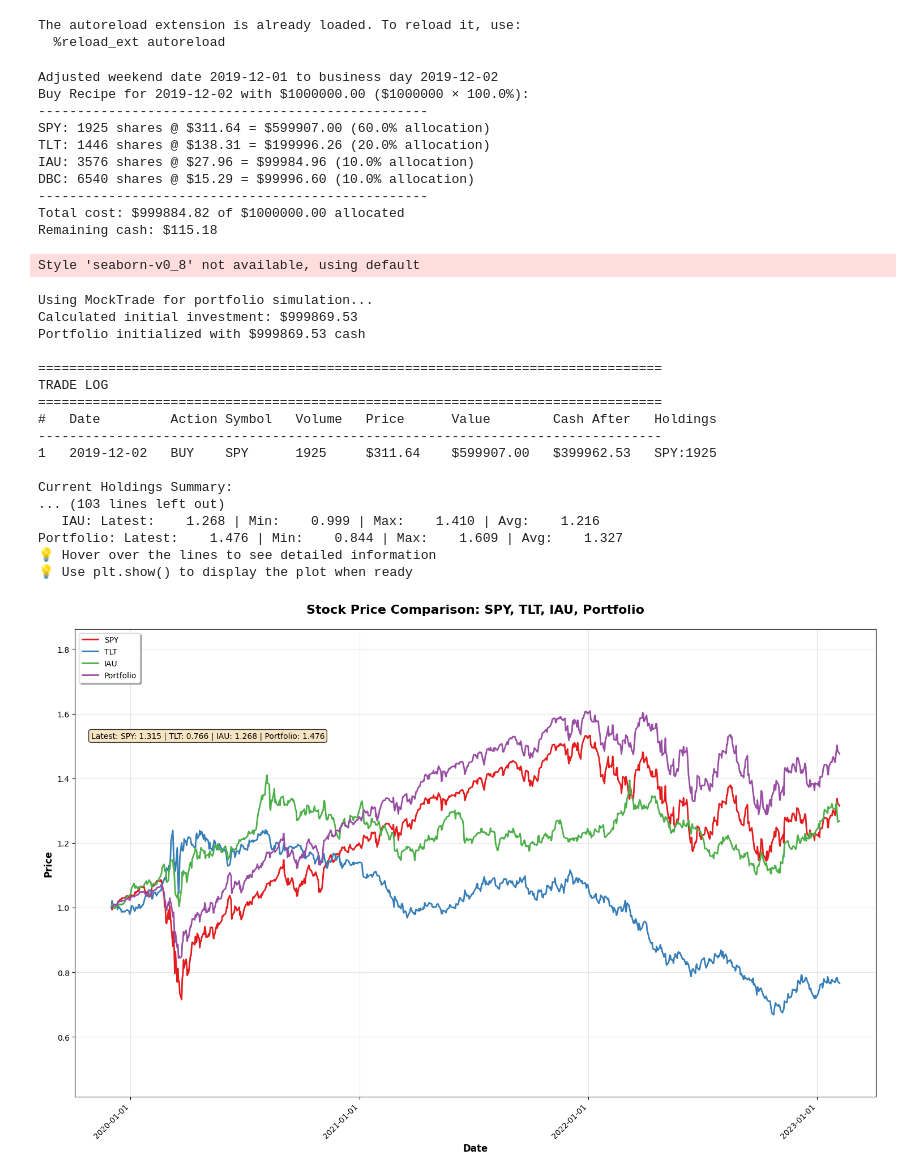
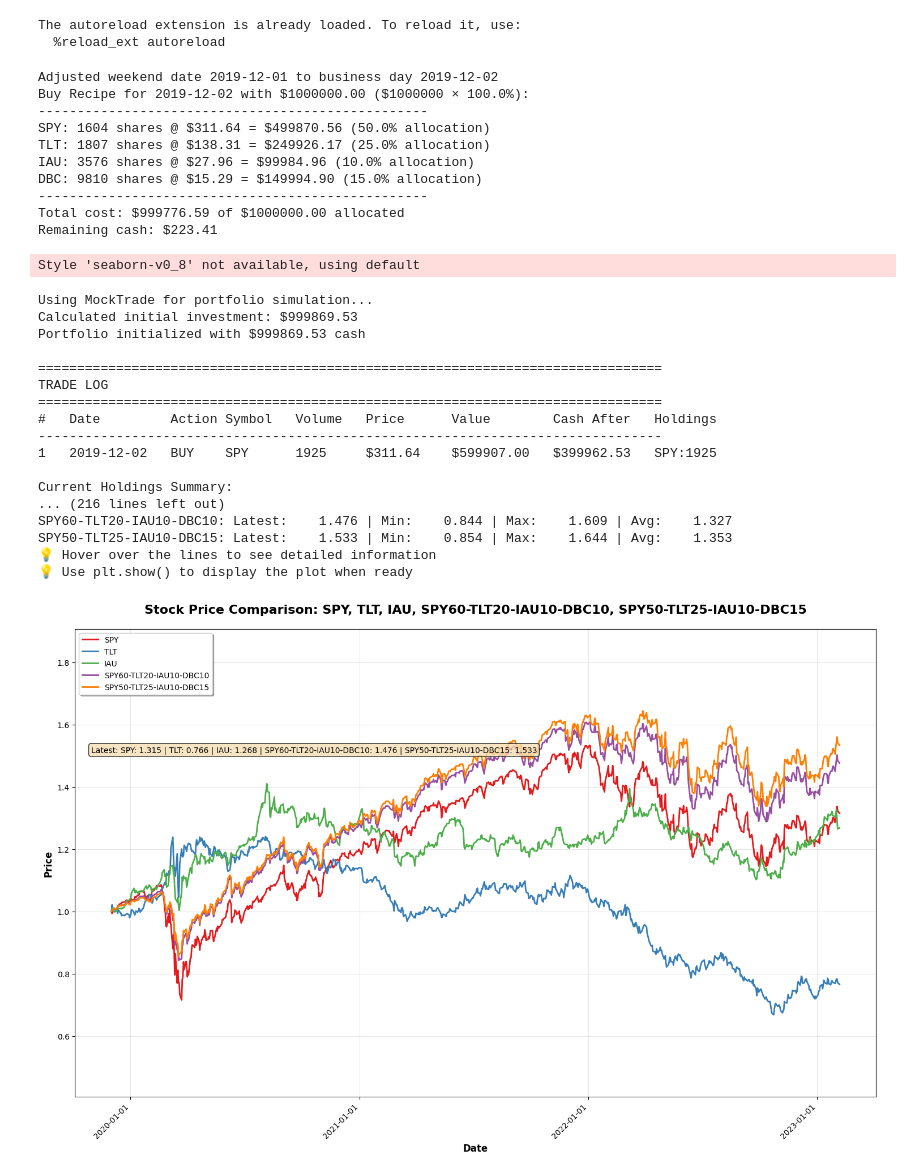
Before and after one commit to farrellsc/StockAnalysis, a Jupyter notebook: analysis/us_portfolio.ipynb, the cells around one changed output. Drawn from its saved outputs; the diff is of its cells as text; code cells hidden in the pictures.

```diff
--- a/analysis/us_portfolio.ipynb
+++ b/analysis/us_portfolio.ipynb
@@ -28,10 +28,10 @@ buy_recipe(
     1000000,
     1,
     {
-        "SPY": 0.6,
-        "TLT": 0.2,
+        "SPY": 0.5,
+        "TLT": 0.25,
         "IAU": 0.1,
-        "DBC": 0.1,
+        "DBC": 0.15,
     },
     START_DATE
 )
@@ -39,54 +39,72 @@ buy_recipe(
 Adjusted weekend date 2019-12-01 to business day 2019-12-02
 Buy Recipe for 2019-12-02 with $1000000.00 ($1000000 × 100.0%):
 --------------------------------------------------
-SPY: 1925 shares @ $311.64 = $599907.00 (60.0% allocation)
-TLT: 1446 shares @ $138.31 = $199996.26 (20.0% allocation)
+SPY: 1604 shares @ $311.64 = $499870.56 (50.0% allocation)
+TLT: 1807 shares @ $138.31 = $249926.17 (25.0% allocation)
 IAU: 3576 shares @ $27.96 = $99984.96 (10.0% allocation)
-DBC: 6540 shares @ $15.29 = $99996.60 (10.0% allocation)
+DBC: 9810 shares @ $15.29 = $149994.90 (15.0% allocation)
 --------------------------------------------------
-Total cost: $999884.82 of $1000000.00 allocated
-Remaining cash: $115.18
+Total cost: $999776.59 of $1000000.00 allocated
+Remaining cash: $223.41
 # %%
 dfs = plot_prices(
     stocks=[
         StockConfig(symbol='SPY', normalize=True),
         StockConfig(symbol='TLT', normalize=True),
         StockConfig(symbol='IAU', normalize=True),
     ],
-    portfolio=[
-        Trade(symbol="SPY", volume=1925, date=START_DATE),
-        Trade(symbol="TLT", volume=1446, date=START_DATE),
-        Trade(symbol="IAU", volume=3576, date=START_DATE),
-        Trade(symbol="DBC", volume=6539, date=START_DATE),
-        Trade(symbol="TLT", volume=-1446, date='2020-04-20'),
-        Trade(symbol="SPY", volume=895, date='2020-04-21'),
-        Trade(symbol="DBC", volume=-6539, date='2022-06-06'),
-        Trade(symbol="SPY", volume=472, date='2022-06-07'),
+    portfolios=[
+        Portfolio(
+            name="SPY60-TLT20-IAU10-DBC10",
+            trade_history=[
+                Trade(symbol="SPY", volume=1925, date=START_DATE),
+                Trade(symbol="TLT", volume=1446, date=START_DATE),
+                Trade(symbol="IAU", volume=3576, date=START_DATE),
+                Trade(symbol="DBC", volume=6539, date=START_DATE),
+                Trade(symbol="TLT", volume=-1446, date='2020-04-20'),
+                Trade(symbol="SPY", volume=INF, date='2020-04-21'),
+                Trade(symbol="DBC", volume=-6540, date='2022-06-06'),
+                Trade(symbol="SPY", volume=INF, date='2022-06-07'),
+            ],
+        ),
+        Portfolio(
+            name="SPY50-TLT25-IAU10-DBC15",
+            trade_history=[
+                Trade(symbol="SPY", volume=1604, date=START_DATE),
+                Trade(symbol="TLT", volume=1807, date=START_DATE),
+                Trade(symbol="IAU", volume=3576, date=START_DATE),
+                Trade(symbol="DBC", volume=9807, date=START_DATE),
+                Trade(symbol="TLT", volume=-1807, date='2020-04-20'),
+                Trade(symbol="SPY", volume=INF, date='2020-04-21'),
+                Trade(symbol="DBC", volume=-9807, date='2022-06-06'),
+                Trade(symbol="SPY", volume=INF, date='2022-06-07'),
+            ],
+        ),
     ],
     # environments=MacroConfig(
     #     interest_rate=True,
     #     cpi=True,
     #     unemployment_rate=True,
     # ),
     start_date=START_DATE, end_date=END_DATE
 )
 # %% [output]
 Style 'seaborn-v0_8' not available, using default
 Using MockTrade for portfolio simulation...
 Calculated initial investment: $999869.53
 Portfolio initialized with $999869.53 cash
 
 ================================================================================
 TRADE LOG
 ================================================================================
 #   Date         Action Symbol   Volume   Price      Value        Cash After   Holdings
 --------------------------------------------------------------------------------
 1   2019-12-02   BUY    SPY      1925     $311.64    $599907.00   $399962.53   SPY:1925
 
 Current Holdings Summary:
-... (103 lines left out)
-   IAU: Latest:    1.268 | Min:    0.999 | Max:    1.410 | Avg:    1.216
-Portfolio: Latest:    1.476 | Min:    0.844 | Max:    1.609 | Avg:    1.327
+... (216 lines left out)
+SPY60-TLT20-IAU10-DBC10: Latest:    1.476 | Min:    0.844 | Max:    1.609 | Avg:    1.327
+SPY50-TLT25-IAU10-DBC15: Latest:    1.533 | Min:    0.854 | Max:    1.644 | Avg:    1.353
 💡 Hover over the lines to see detailed information
 💡 Use plt.show() to display the plot when ready
-[figure, old version]
+[figure, new version]
```
Also changed, not shown: 5 other files.
